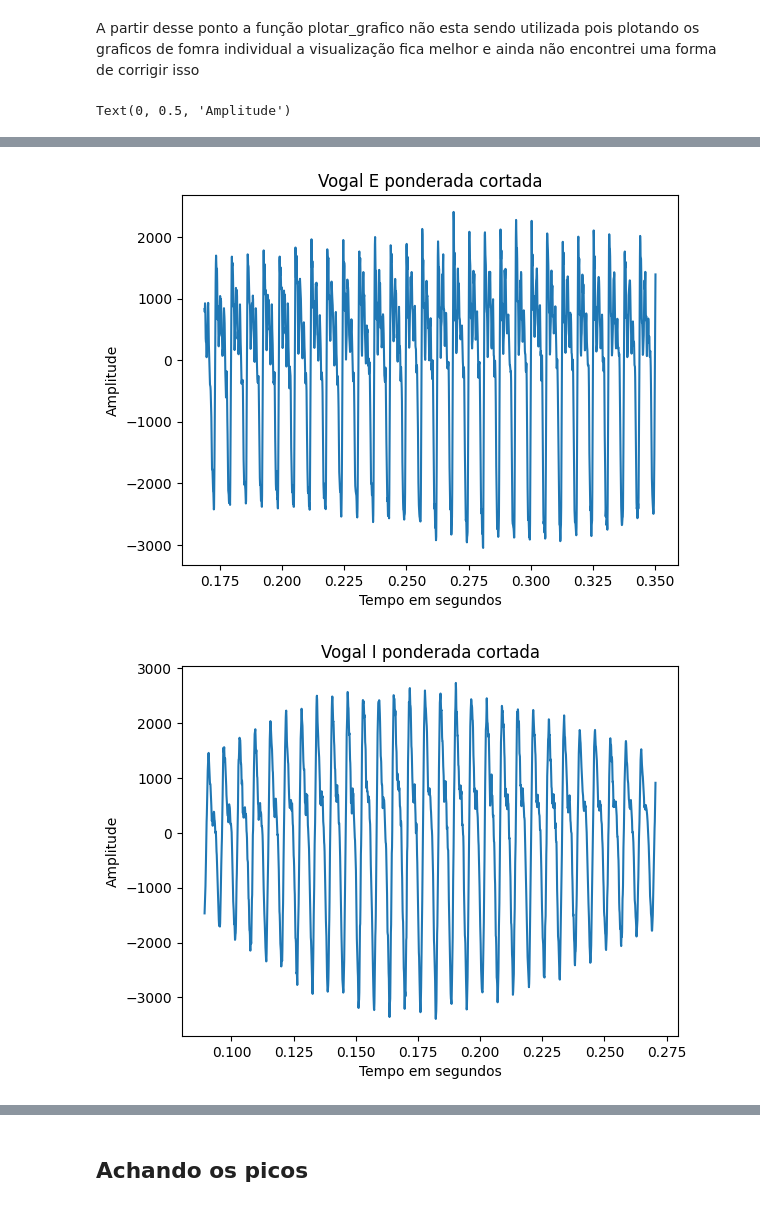
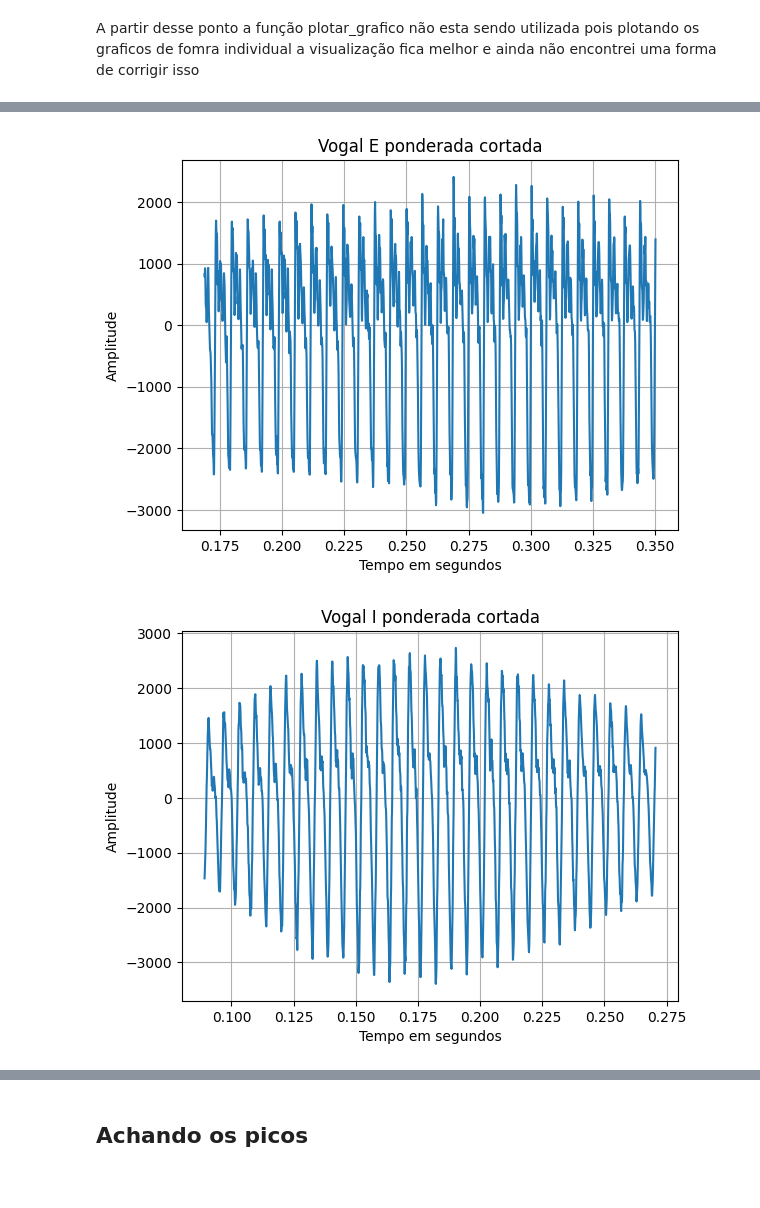
Before and after one commit to Rubiozito/Sistemas-e-Sinais, a Jupyter notebook: Trabalho_Final_sinais/Tfinal_sinais.ipynb, the cells around one changed output, grey strips where cells are left out. Saved outputs shown, nothing was run; the diff lists cells and outputs as text; code cells hidden in the pictures.

```diff
--- a/Trabalho_Final_sinais/Tfinal_sinais.ipynb
+++ b/Trabalho_Final_sinais/Tfinal_sinais.ipynb
@@ -421,7 +433,7 @@ plt.plot(Ta2, Vg_a2)
 plt.title('Vogal A ponderada cortada')
 plt.xlabel('Tempo em segundos')
 plt.ylabel('Amplitude')
-
+plt.grid(True, which='both')
 
 Te2, Vg_e2 = corta_vogal(Vg_ep, Te)
 plt.figure(9)
@@ -429,6 +441,7 @@ plt.plot(Te2, Vg_e2)
 plt.title('Vogal E ponderada cortada')
 plt.xlabel('Tempo em segundos')
 plt.ylabel('Amplitude')
+plt.grid(True, which='both')
 
 Ti2, Vg_i2 = corta_vogal(Vg_ip, Ti)
 plt.figure(10)
@@ -436,6 +449,7 @@ plt.plot(Ti2, Vg_i2)
 plt.title('Vogal I ponderada cortada')
 plt.xlabel('Tempo em segundos')
 plt.ylabel('Amplitude')
+plt.grid(True, which='both')
 
 To2, Vg_o2 = corta_vogal(Vg_op, To)
 plt.figure(11)
@@ -443,6 +457,7 @@ plt.plot(To2, Vg_o2)
 plt.title('Vogal O ponderada cortada')
 plt.xlabel('Tempo em segundos')
 plt.ylabel('Amplitude')
+plt.grid(True, which='both')
 
 Tu2, Vg_u2 = corta_vogal(Vg_up, Tu)
 plt.figure(12)
@@ -450,5 +465,5 @@ plt.plot(Tu2, Vg_u2)
 plt.title('Vogal U ponderada cortada')
 plt.xlabel('Tempo em segundos')
 plt.ylabel('Amplitude')
+plt.grid(True, which='both')
 # %% [output]
-Text(0, 0.5, 'Amplitude')
@@ -456,2 +471,2 @@ Text(0, 0.5, 'Amplitude')
-[figure, old version]
+[figure, new version]
-[figure, old version]
+[figure, new version]
```
Also changed, not shown: parts of 25 cells of this notebook.
